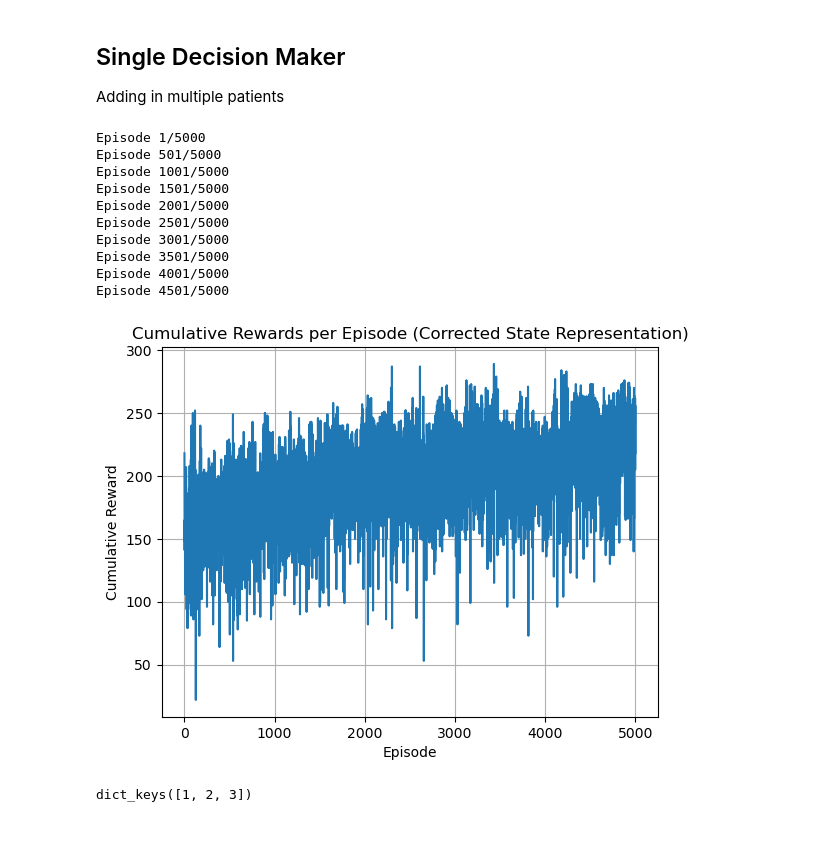
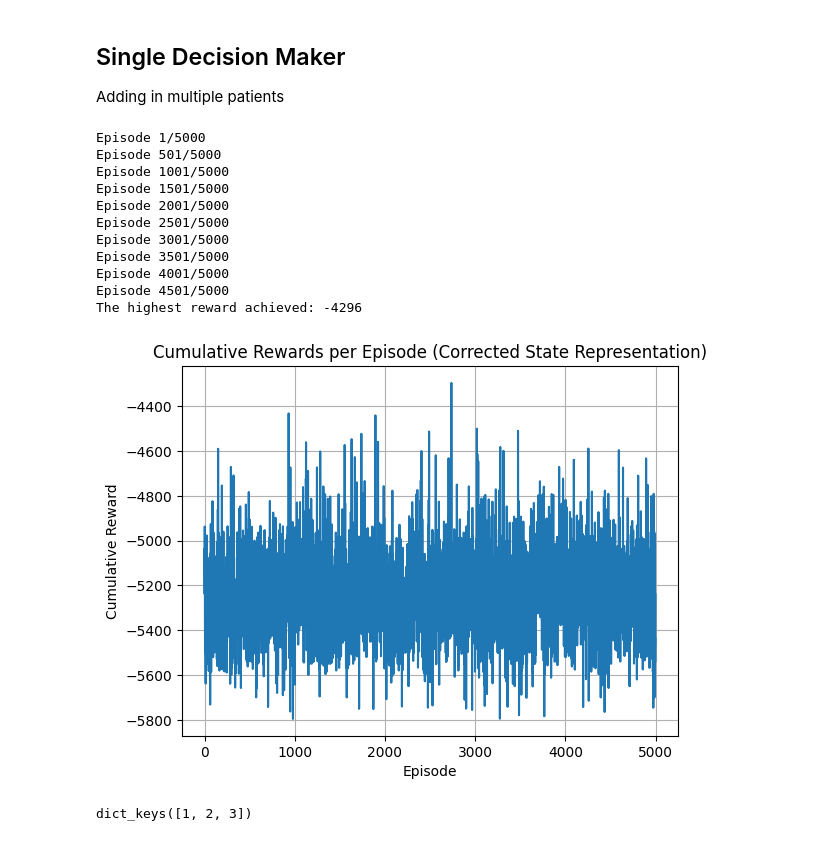
Before and after one commit to justinebreuch/organ-allocation, a Jupyter notebook: MMDP.ipynb, the cells around one changed output. Saved outputs shown, nothing was run; the diff lists cells and outputs as text; code cells hidden in the pictures.

```diff
--- a/MMDP.ipynb
+++ b/MMDP.ipynb
@@ -253,13 +253,31 @@ def initialize_state():
 def transition(state, action):
     allocate = {}
     #need to do allocation
-    for group_id, priority in enumerate(action): #for each group id sample loop through get num patients for each patients sample urgency
-        allocate[group_id] = 0
-        for _ in range(patients_per_group[group_id+1]):
-            urgency = sample_urgency(group_id)
-            if urgency > priority:
-                allocate[group_id] += 1 #get an organ
+    def priority_strategy():
+        for group_id, priority in enumerate(action):
+            allocate[group_id] = 0
+            for _ in range(patients_per_group[group_id+1]):
+                urgency = sample_urgency(group_id)
+                if urgency > priority:
+                    allocate[group_id] += 1
 
+    def highest_urgency_strategy():
+        for group_id in range(num_groups):
+            allocate[group_id] = 0
+            urgencies = [sample_urgency(group_id) for _ in range(patients_per_group[group_id+1])]
+            urgencies.sort(reverse=True)
+            allocate[group_id] = min(state["organs"], sum(1 for urgency in urgencies if urgency > 0))
+
+    def random_allocation_strategy():
+        remaining_organs = state["organs"]
+        for group_id in range(num_groups):
+            allocate[group_id] = 0
+            if remaining_organs > 0:
+                allocate[group_id] = random.randint(0, remaining_organs)
+                remaining_organs -= allocate[group_id]
+            else:
+                break
+    random_allocation_strategy()
     new_state = {
         "time": state["time"] + 1,  # Increment time step
         "organs": max(0, state["organs"] - sum(allocate.values())),  # Update remaining organ count
@@ -275,7 +293,7 @@ def transition(state, action):
         if matched_organs > 0:
             reward += matched_organs*action[group_id]
 
-    if state['organs'] < 0:
+    if state['organs'] <= 0:
         reward -= 200
 
 
@@ -326,36 +344,38 @@ for episode in range(num_episodes):
         state = next_state
         total_reward += reward
 
-        if state['organs'] <= 0:
+        if state['organs'] < 0:
             #print("used up all the organs")
             break
 
     rewards_per_episode.append(total_reward)
     epsilon = max(0.1, epsilon * 0.99)  # Decay epsilon
 
 # Convert Q-table to DataFrame for analysis
 policy_df = pd.DataFrame.from_dict(Q_table, orient="index")
+print(f"The highest reward achieved: {max(rewards_per_episode)}")
 
 
 # Plot cumulative rewards per episode
 plt.plot(rewards_per_episode)
 plt.title("Cumulative Rewards per Episode (Corrected State Representation)")
 plt.xlabel("Episode")
 plt.ylabel("Cumulative Reward")
 plt.grid()
 plt.show()
 # %% [output]
 Episode 1/5000
 Episode 501/5000
 Episode 1001/5000
 Episode 1501/5000
 Episode 2001/5000
 Episode 2501/5000
 Episode 3001/5000
 Episode 3501/5000
 Episode 4001/5000
 Episode 4501/5000
+The highest reward achieved: -4296
-[figure, old version]
+[figure, new version]
 # %%
 patients_per_group.keys()
 # %% [output]
```
Also changed, not shown: parts of 1 cell of this notebook.
